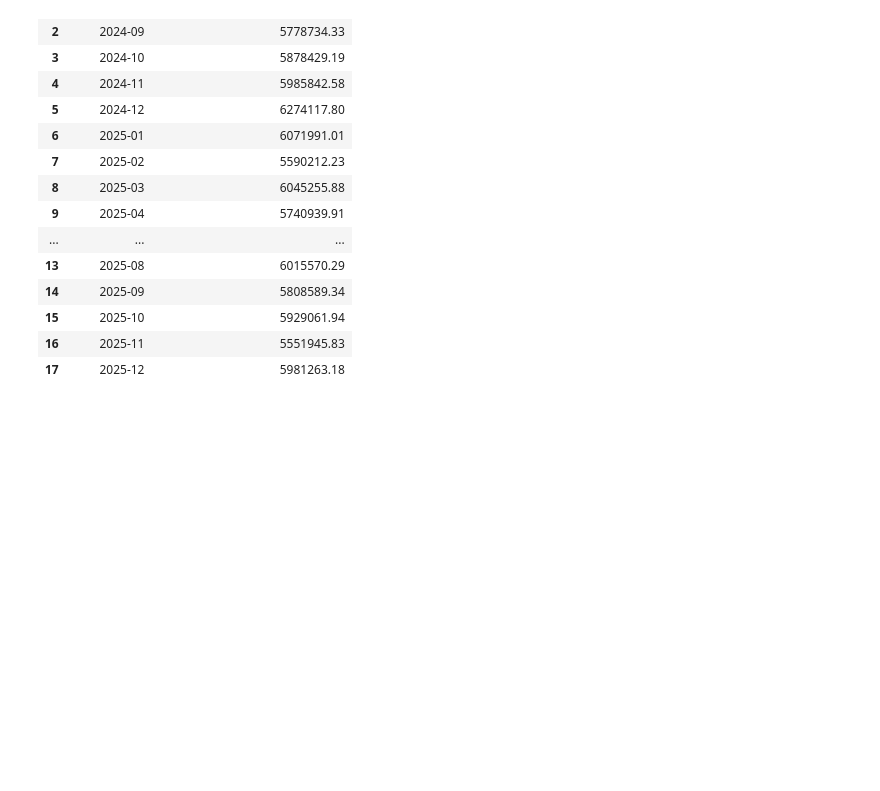
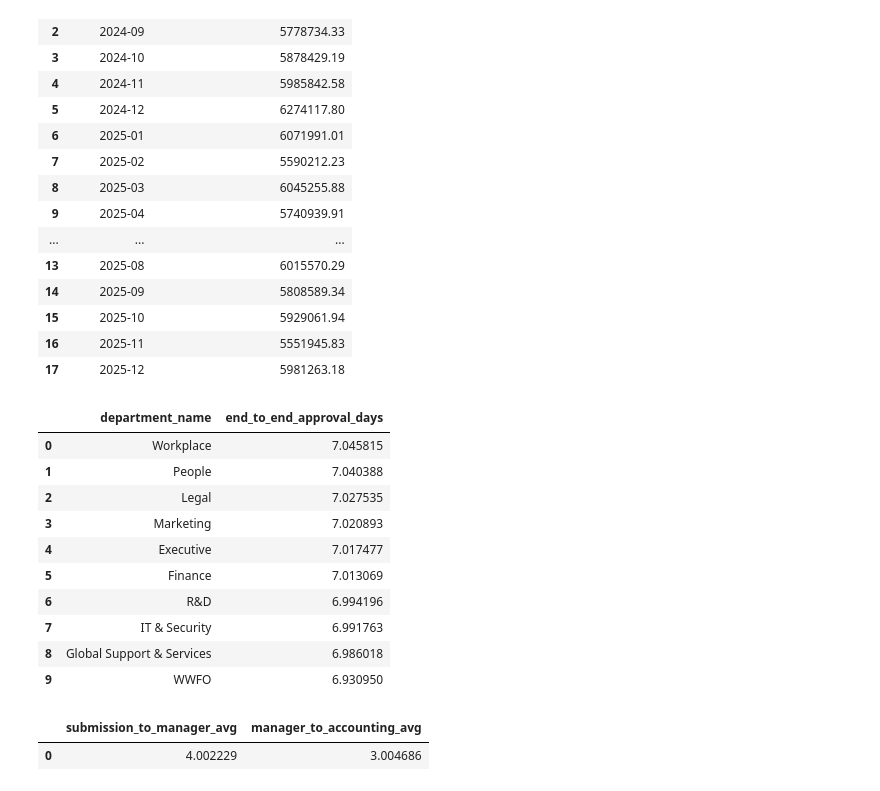
Before and after one commit to duggalvivekmr/orionx-travel-expense-kpis, a Jupyter notebook: orionx-travel-expense-kpis/notebooks/03_kpi_eda.ipynb, the cells around one changed output. Saved outputs shown, nothing was run; the diff lists cells and outputs as text; code cells hidden in the pictures; blank space fills up the shorter version.

```diff
--- a/orionx-travel-expense-kpis/notebooks/03_kpi_eda.ipynb
+++ b/orionx-travel-expense-kpis/notebooks/03_kpi_eda.ipynb
@@ -832,3 +832,24 @@ df_kpi
 | 15 | 2025-10 | 5929061.94 |
 | 16 | 2025-11 | 5551945.83 |
 | 17 | 2025-12 | 5981263.18 |
+# %%
+df_kpi = pd.read_parquet("../data/curated/kpi_approval_by_department.parquet")
+df_kpi
+# %% [output]
+|  | department_name | end_to_end_approval_days |
+| 0 | Workplace | 7.045815 |
+| 1 | People | 7.040388 |
+| 2 | Legal | 7.027535 |
+| 3 | Marketing | 7.020893 |
+| 4 | Executive | 7.017477 |
+| 5 | Finance | 7.013069 |
+| 6 | R&D | 6.994196 |
+| 7 | IT & Security | 6.991763 |
+| 8 | Global Support & Services | 6.986018 |
+| 9 | WWFO | 6.930950 |
+# %%
+df_kpi = pd.read_parquet("../data/curated/kpi_approval_stage.parquet")
+df_kpi
+# %% [output]
+|  | submission_to_manager_avg | manager_to_accounting_avg |
+| 0 | 4.002229 | 3.004686 |
```
Also changed, not shown: 24 other files.
